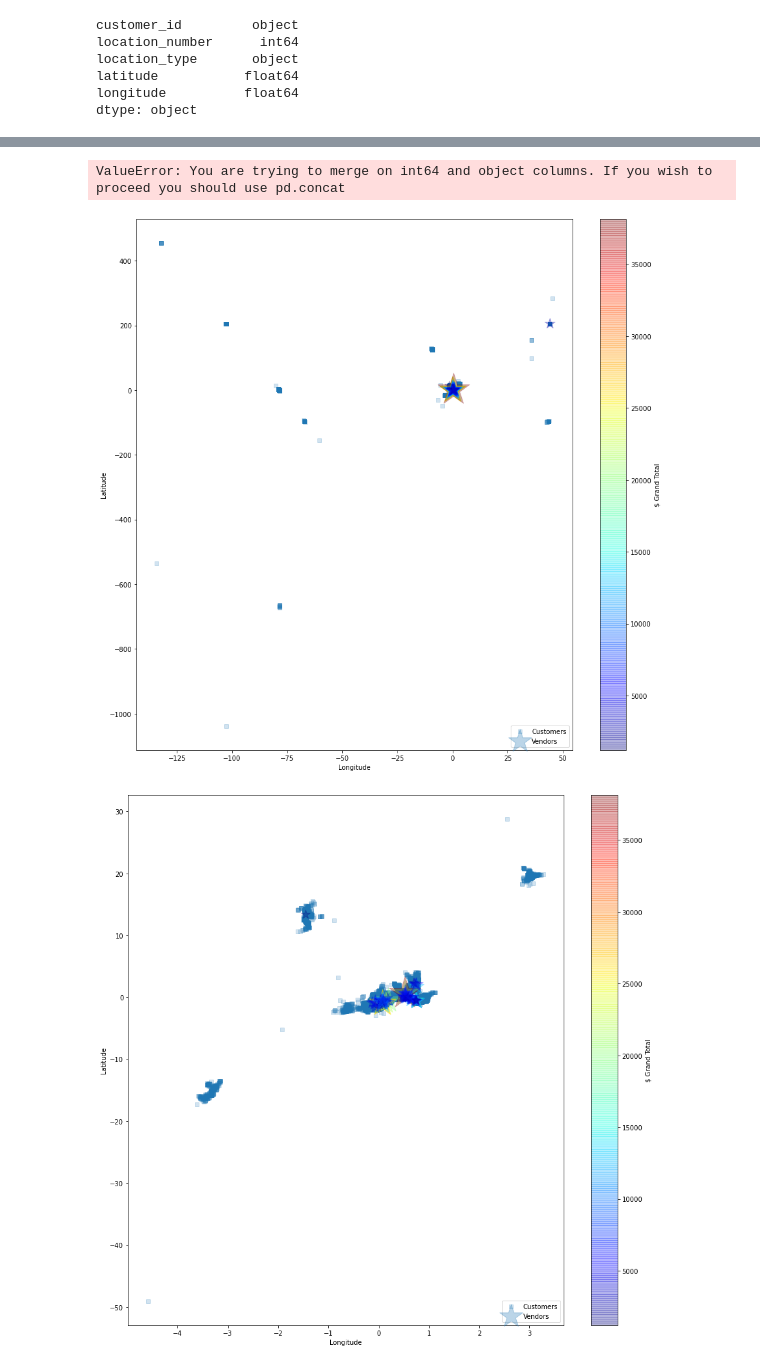
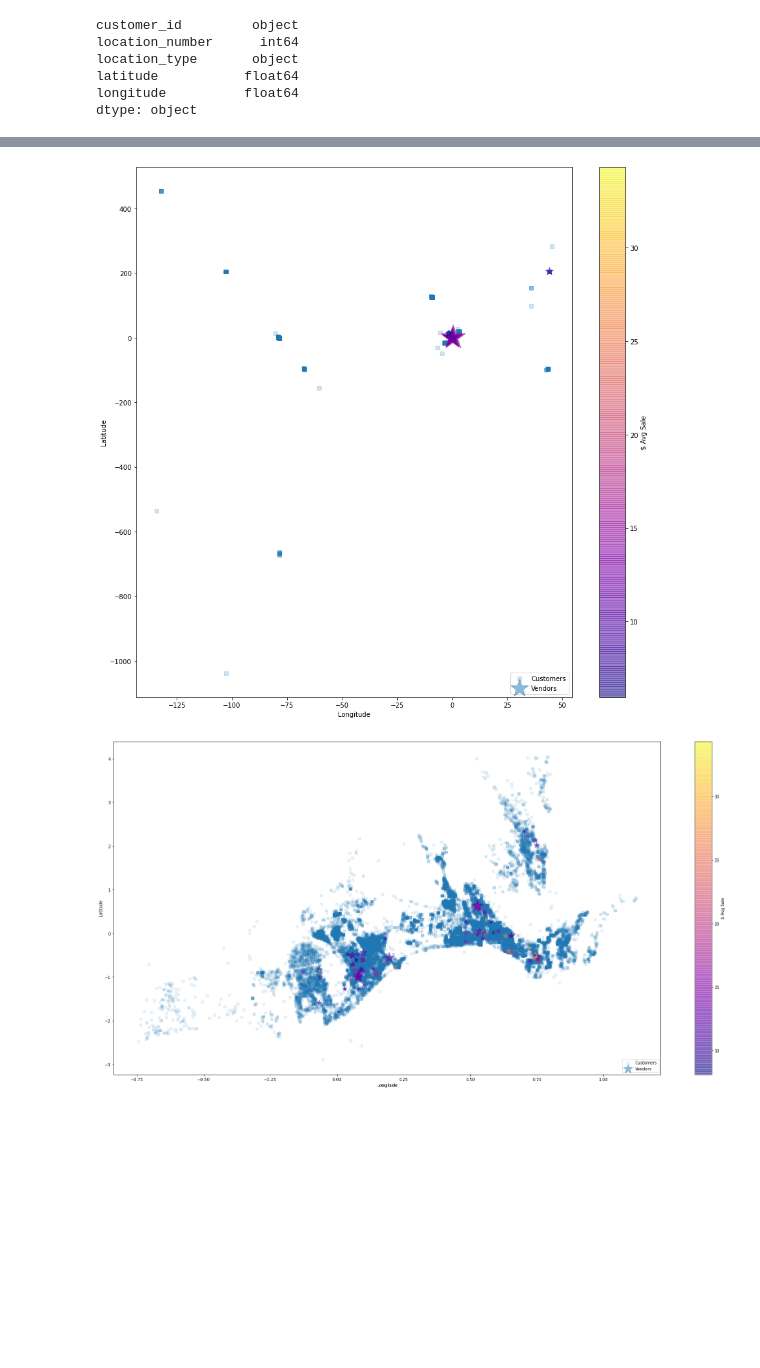
Before and after one commit to functorial/RestaurantRecommender, a Jupyter notebook: notebook.ipynb, the cells around one changed output, grey strips where cells are left out. Drawn from its saved outputs; the diff is of its cells as text; code cells hidden in the pictures; blank space fills up the shorter version.

```diff
--- a/notebook.ipynb
+++ b/notebook.ipynb
@@ -79,13 +112,24 @@ location_type       object
 latitude           float64
 longitude          float64
 dtype: object
+# %%
+# Aggregate # orders, $ sales, and avg spent by customer location
+# (customers can have multiple locations registered to themselves)
+
+orders_location_grp = orders.groupby(['customer_id', 'LOCATION_NUMBER'])
+orders_per_location = orders_location_grp['akeed_order_id'].count().rename('num_orders')    # multi index: [customer_id, LOCATION_NUMBER]
+sales_per_location = orders_location_grp['grand_total'].sum().rename('amt_spent')           # multi index: [customer_id, LOCATION_NUMBER]
+
+train_locations = train_locations.merge(sales_per_location, how='left', left_on=['customer_id', 'location_number'], right_index=True)
+train_locations = train_locations.merge(orders_per_location, how='left', left_on=['customer_id', 'location_number'], right_index=True)
+train_locations['avg_spend'] = train_locations['amt_spent'] / train_locations['num_orders']
 # %%
 # Aggregate # orders and $ sales by vendor
 
 orders_vendor_grp = orders.groupby(by=['vendor_id'])
-orders_per_vendor = orders_vendor_grp['akeed_order_id'].count().rename('orders')
-grand_total_per_vendor = orders_vendor_grp['grand_total'].sum().rename('grand_total')
+orders_per_vendor = orders_vendor_grp['akeed_order_id'].count().rename('num_orders')
+grand_total_per_vendor = orders_vendor_grp['grand_total'].sum().rename('amt_sales')
 
 vendors = vendors.merge(orders_per_vendor, how='left', left_on='id', right_index=True)
 vendors = vendors.merge(grand_total_per_vendor, how='left', left_on='id', right_index=True)
-vendors.head()
+vendors['avg_sale'] = vendors['amt_sales'] / vendors['num_orders']
@@ -99,50 +136,45 @@ vendors.head()
-# %%
-# Aggregate # orders and $ sales by customer
-
-orders_grp = orders.groupby(by=['customer_id'])
-orders_per_vendor = orders_grp['akeed_order_id'].count().rename('orders')
-grand_total_per_vendor = orders_grp['grand_total'].sum().rename('grand_total')
-
-vendors = vendors.merge(orders_per_vendor, how='left', left_on='id', right_index=True)
-vendors = vendors.merge(grand_total_per_vendor, how='left', left_on='id', right_index=True)
-vendors.head()
-# %% [output]
-ValueError: You are trying to merge on int64 and object columns. If you wish to proceed you should use pd.concat
 # %%
 # Map out orders and vendors
-#     Marker Size = # Orders
-#           Color = $ Grand Total
 
 plt.figure(figsize=(15, 15))
 plt.scatter(x=train_locations.longitude, y=train_locations.latitude, label='Customers', marker='s', alpha=0.2)
-plt.scatter(x=vendors.longitude, y=vendors.latitude, label='Vendors', marker='*', alpha=0.3, s=vendors['orders']/3, c=vendors['grand_total']/3, cmap='jet')
+plt.scatter(x=vendors.longitude, y=vendors.latitude, label='Vendors', marker='*', alpha=0.5, s=vendors['num_orders']/5, c=vendors['avg_sale'], cmap='plasma')
 plt.xlabel('Longitude')
 plt.ylabel('Latitude')
 plt.legend(loc='lower right')
-plt.colorbar(label='$ Grand Total')
+plt.colorbar(label='$ Avg Sale')
 plt.show()
+
+# Stars:
+#   Size: Unpopular <----------> Popular
+#   Heat:     Cheap <----------> Expensive
 # %% [output]
-[figure, old version]
+[figure, new version]
 # %%
+# Outliers in location are probably a mistake (GPS error?)
 # Zoom in on area close with most activity
 #     Marker Size = # Orders
 #           Color = $ Grand Total
 
-lo = -5
-hi = 5
+lo = -0.75
+hi = 2
 
 filt1 = (lo < train_locations['longitude']) & (train_locations['longitude'] < hi)
 filt2 = (lo < vendors['longitude']) & (vendors['longitude'] < hi)
 train_locations_cut = train_locations[filt1]
 vendors_cut = vendors[filt2]
 
-plt.figure(figsize=(15, 15))
-plt.scatter(x=train_locations_cut.longitude, y=train_locations_cut.latitude, label='Customers', marker='s', alpha=0.2)
-plt.scatter(x=vendors_cut.longitude, y=vendors_cut.latitude, label='Vendors', marker='*', alpha=0.3, s=vendors_cut['orders']/3, c=vendors_cut['grand_total']/3, cmap='jet')
+plt.figure(figsize=(30, 15))
+plt.scatter(x=train_locations_cut.longitude, y=train_locations_cut.latitude, label='Customers', marker='s', alpha=0.1)
+plt.scatter(x=vendors_cut.longitude, y=vendors_cut.latitude, label='Vendors', marker='*', alpha=0.5, s=vendors_cut['num_orders']/7, c=vendors_cut['avg_sale'], cmap='plasma')
 plt.xlabel('Longitude')
 plt.ylabel('Latitude')
 plt.legend(loc='lower right')
-plt.colorbar(label='$ Grand Total')
+plt.colorbar(label='$ Avg Sale')
 plt.show()
+
+# Stars:
+#   Size: Unpopular <----------> Popular
+#   Heat:     Cheap <----------> Expensive
 # %% [output]
-[figure, old version]
+[figure, new version]
```
Also changed, not shown: parts of 8 cells of this notebook.
